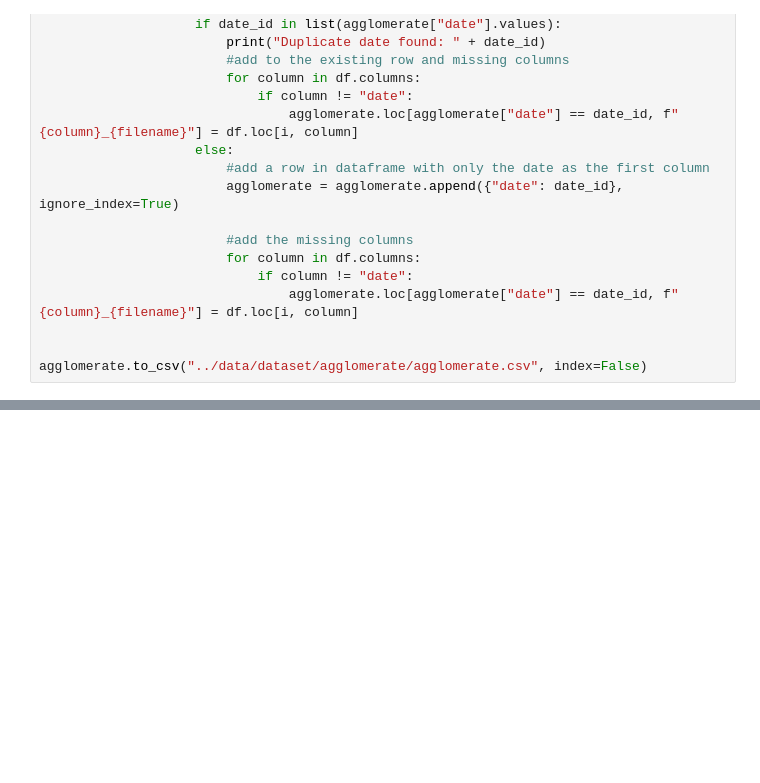
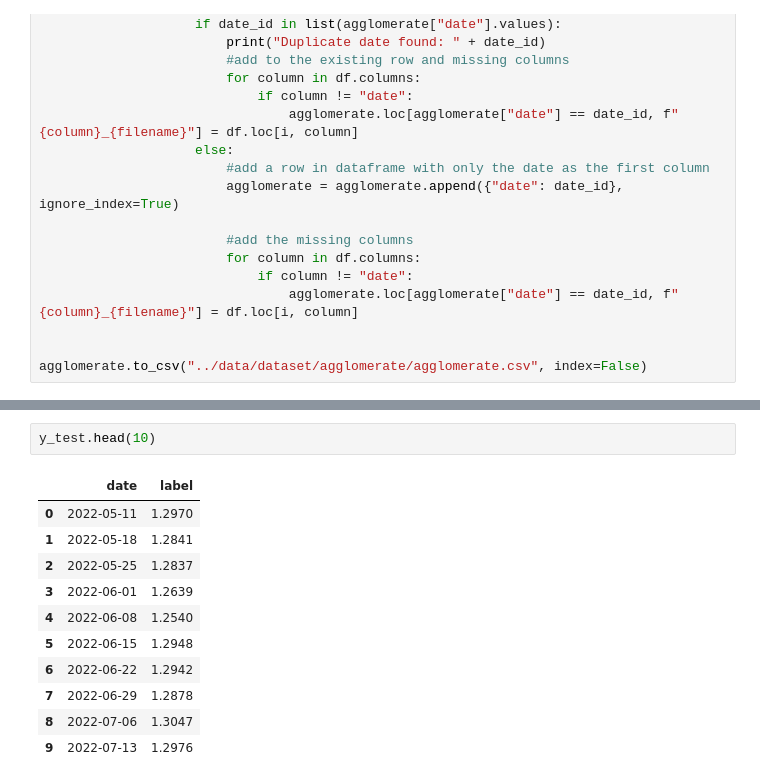
Before and after one commit to SenecalJF/datathon2022, a Jupyter notebook: utils/agglomerate.ipynb, the cells around one changed output, grey strips where cells are left out. Cells and saved outputs as stored; diff of their text form; blank space fills up the shorter version.

```diff
--- a/utils/agglomerate.ipynb
+++ b/utils/agglomerate.ipynb
@@ -60,0 +88,14 @@ y_test.to_csv("../data/test/y_test.csv", index=False)
+# %%
+y_test.head(10)
+# %% [output]
+|  | date | label |
+| 0 | 2022-05-11 | 1.2970 |
+| 1 | 2022-05-18 | 1.2841 |
+| 2 | 2022-05-25 | 1.2837 |
+| 3 | 2022-06-01 | 1.2639 |
+| 4 | 2022-06-08 | 1.2540 |
+| 5 | 2022-06-15 | 1.2948 |
+| 6 | 2022-06-22 | 1.2942 |
+| 7 | 2022-06-29 | 1.2878 |
+| 8 | 2022-07-06 | 1.3047 |
+| 9 | 2022-07-13 | 1.2976 |
```
Also changed, not shown: parts of 4 cells of this notebook, 4 other files.
